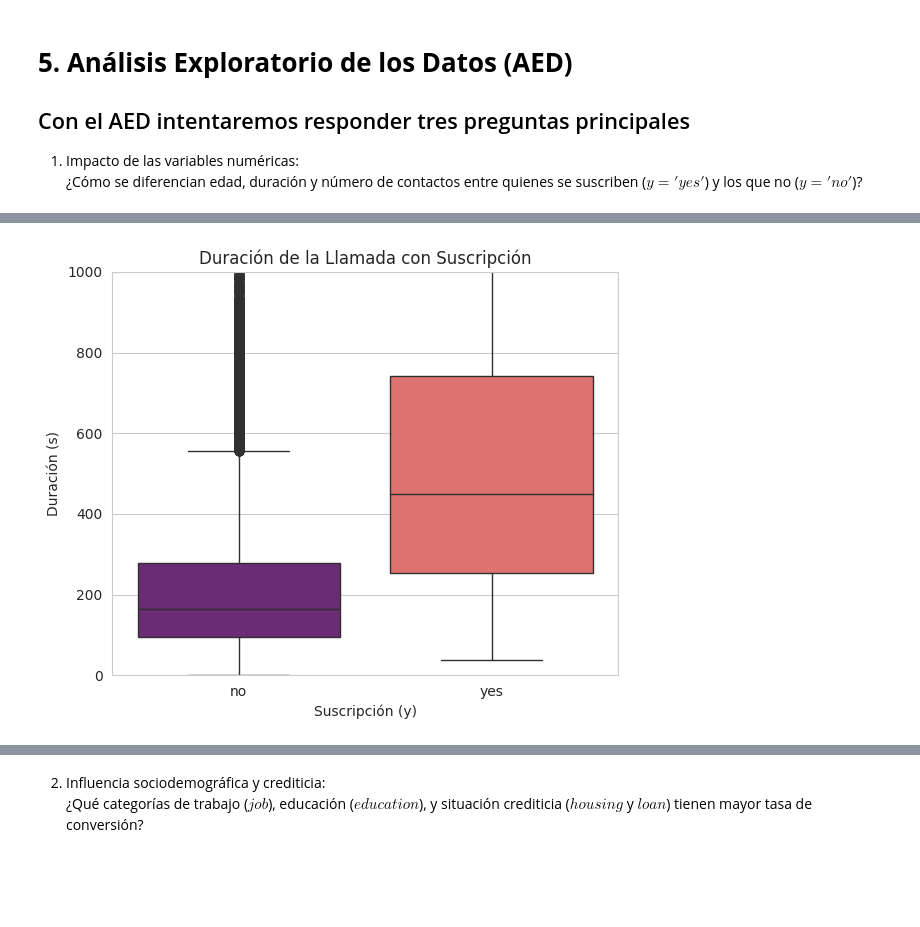
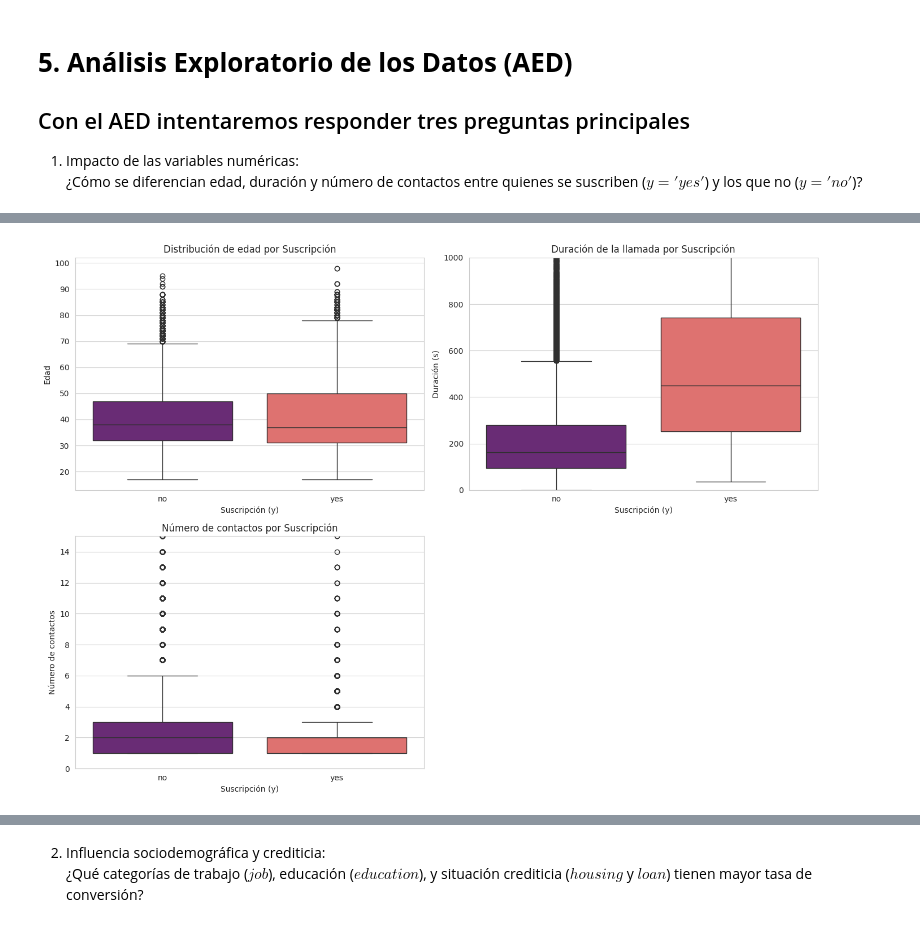
Before and after one commit to bidallei/MIAAD-UACJ, a Jupyter notebook: ProyectoFinalProgADAP_263150.ipynb, the cells around one changed output, grey strips where cells are left out. Cells and saved outputs as stored; diff of their text form; code cells hidden in the pictures; blank space fills up the shorter version.

```diff
--- a/ProyectoFinalProgADAP_263150.ipynb
+++ b/ProyectoFinalProgADAP_263150.ipynb
@@ -423,13 +406,43 @@ plt.show()
-# %%
-# Boxplot de Número de contactos (campaign) con Suscripción
-plt.figure(figsize=(6, 5))
-sns.boxplot(x='y', y='duration', data=df,
-            hue='y', legend=False, palette="magma")
-plt.ylim(0, 1000)
-plt.title("Duración de la Llamada con Suscripción")
-plt.xlabel("Suscripción (y)")
-plt.ylabel("Duración (s)")
-plt.tight_layout()
-plt.show()
-# %% [output]
-[figure, removed]
+# %%
+fig, axes = plt.subplots(2, 2, figsize=(14, 10))
+axes = axes.flatten()
+
+# Edad
+sns.boxplot(
+    x='y', y='age', data=df,
+    hue='y', legend=False, palette="magma",
+    ax=axes[0]
+)
+axes[0].set_title("Distribución de edad por Suscripción")
+axes[0].set_xlabel("Suscripción (y)")
+axes[0].set_ylabel("Edad")
+
+# Duración
+sns.boxplot(
+    x='y', y='duration', data=df,
+    hue='y', legend=False, palette="magma",
+    ax=axes[1]
+)
+axes[1].set_ylim(0, 1000)
+axes[1].set_title("Duración de la llamada por Suscripción")
+axes[1].set_xlabel("Suscripción (y)")
+axes[1].set_ylabel("Duración (s)")
+
+# Número de contactos
+sns.boxplot(
+    x='y', y='campaign', data=df,
+    hue='y', legend=False, palette="magma",
+    ax=axes[2]
+)
+axes[2].set_ylim(0, 15)
+axes[2].set_title("Número de contactos por Suscripción")
+axes[2].set_xlabel("Suscripción (y)")
+axes[2].set_ylabel("Número de contactos")
+
+# Desactivar la 4ta celda vacía
+axes[3].axis('off')
+
+plt.tight_layout()
+plt.show()
+# %% [output]
+[figure, added]
```
Also changed, not shown: parts of 25 cells of this notebook.
